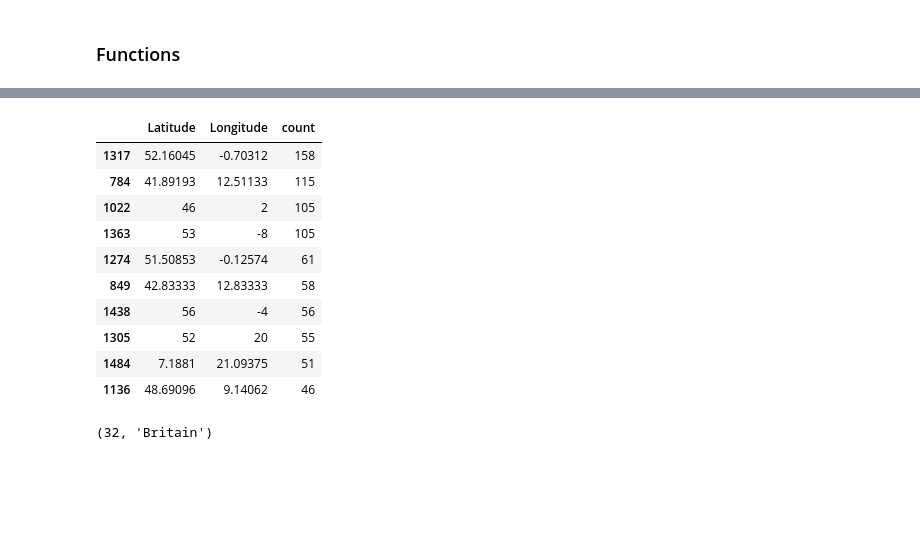
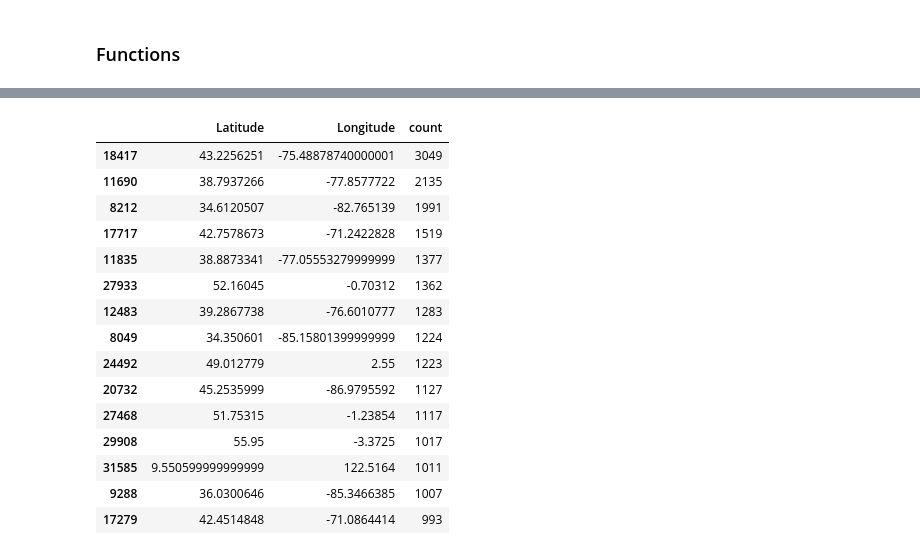
Before and after one commit to alan-turing-institute/defoe_visualization, a Jupyter notebook: NLS/Visualization_Geoparser_Original_3rd_Edition.ipynb, the cells around one changed output, grey strips where cells are left out. Saved outputs shown, nothing was run; the diff lists cells and outputs as text; code cells hidden in the pictures; blank space fills up the shorter version.

Commit message:
improving geolocations notebooks

```diff
--- a/NLS/Visualization_Geoparser_Original_3rd_Edition.ipynb
+++ b/NLS/Visualization_Geoparser_Original_3rd_Edition.ipynb
@@ -111,4 +105,4 @@ As a result we get a file per gazetter|book with an entry per page with the foll
     * type_distribution: type of document (newspaper|book). In this case is "book".
     * year: Publication year
 # %%
-results=read_query_results('geopaser_original_EB_third_edition')
+results=read_query_results('geoparser_original_EB_third_edition')
@@ -117,3 +109,11 @@ df_total= geresolution_dataframe(results)
+# %%
+results_suplement = read_query_results('geoparser_original_EB_third_suplement')
+# %%
+df1= geresolution_dataframe(results)
+df2 = geresolution_dataframe(results_suplement)
+frames = [df1, df2]
+
+df_total = pd.concat(frames)
 # %%
 df_total[["Place"]].count()
 # %% [output]
@@ -121,2 +121,4 @@ Place    222753
 dtype: int64
+# %%
+df_total["Place"]= df_total["Place"].str.capitalize()
 # %%
@@ -166,29 +146,28 @@ df_total.groupby(["Latitude", "Longitude"]).count()
 # %%
 df_filter = df_total[['Latitude','Longitude']].groupby(['Latitude', 'Longitude'])['Longitude'] \
                              .count() \
                              .reset_index(name='count') \
                              .sort_values(['count'], ascending=False)
 
-df_max_geolocations=df_filter.drop([0])
-# getting the 10 GEOLOCATIONS more repeated
-df_max_geolocations.head(10)
+df_max_geolocations = df_filter.drop(0)
+
+df_max_geolocations.head(15)
 # %% [output]
 |  | Latitude | Longitude | count |
-| 1317 | 52.16045 | -0.70312 | 158 |
-| 784 | 41.89193 | 12.51133 | 115 |
-| 1022 | 46 | 2 | 105 |
-| 1363 | 53 | -8 | 105 |
-| 1274 | 51.50853 | -0.12574 | 61 |
-| 849 | 42.83333 | 12.83333 | 58 |
-| 1438 | 56 | -4 | 56 |
-| 1305 | 52 | 20 | 55 |
-| 1484 | 7.1881 | 21.09375 | 51 |
-| 1136 | 48.69096 | 9.14062 | 46 |
+| 18417 | 43.2256251 | -75.48878740000001 | 3049 |
+| 11690 | 38.7937266 | -77.8577722 | 2135 |
+| 8212 | 34.6120507 | -82.765139 | 1991 |
+| 17717 | 42.7578673 | -71.2422828 | 1519 |
+| 11835 | 38.8873341 | -77.05553279999999 | 1377 |
+| 27933 | 52.16045 | -0.70312 | 1362 |
+| 12483 | 39.2867738 | -76.6010777 | 1283 |
+| 8049 | 34.350601 | -85.15801399999999 | 1224 |
+| 24492 | 49.012779 | 2.55 | 1223 |
+| 20732 | 45.2535999 | -86.9795592 | 1127 |
+| 27468 | 51.75315 | -1.23854 | 1117 |
+| 29908 | 55.95 | -3.3725 | 1017 |
+| 31585 | 9.550599999999999 | 122.5164 | 1011 |
+| 9288 | 36.0300646 | -85.3466385 | 1007 |
+| 17279 | 42.4514848 | -71.0864414 | 993 |
-# %%
-# Getting the geolocation details of the max frequency of the first row of the previous table
-place_count, place_name= get_place(df_total, '52.16045', '-0.70312')
-place_count, place_name
-# %% [output]
-(32, 'Britain')
 # %%
 #Getting the 15 places (and their frequencies) most mentioned
```
Also changed, not shown: parts of 14 cells of this notebook, 16 other files.
